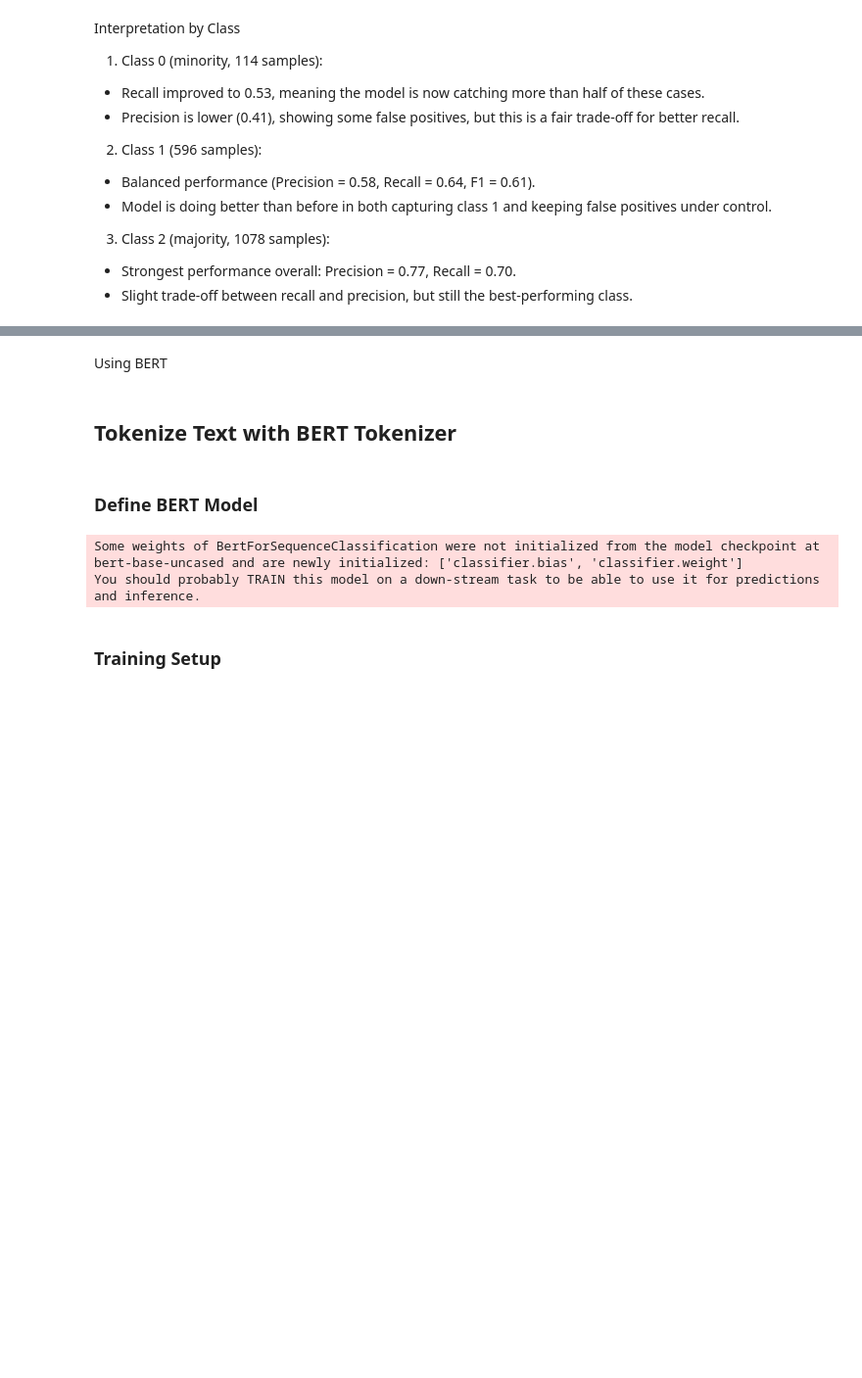
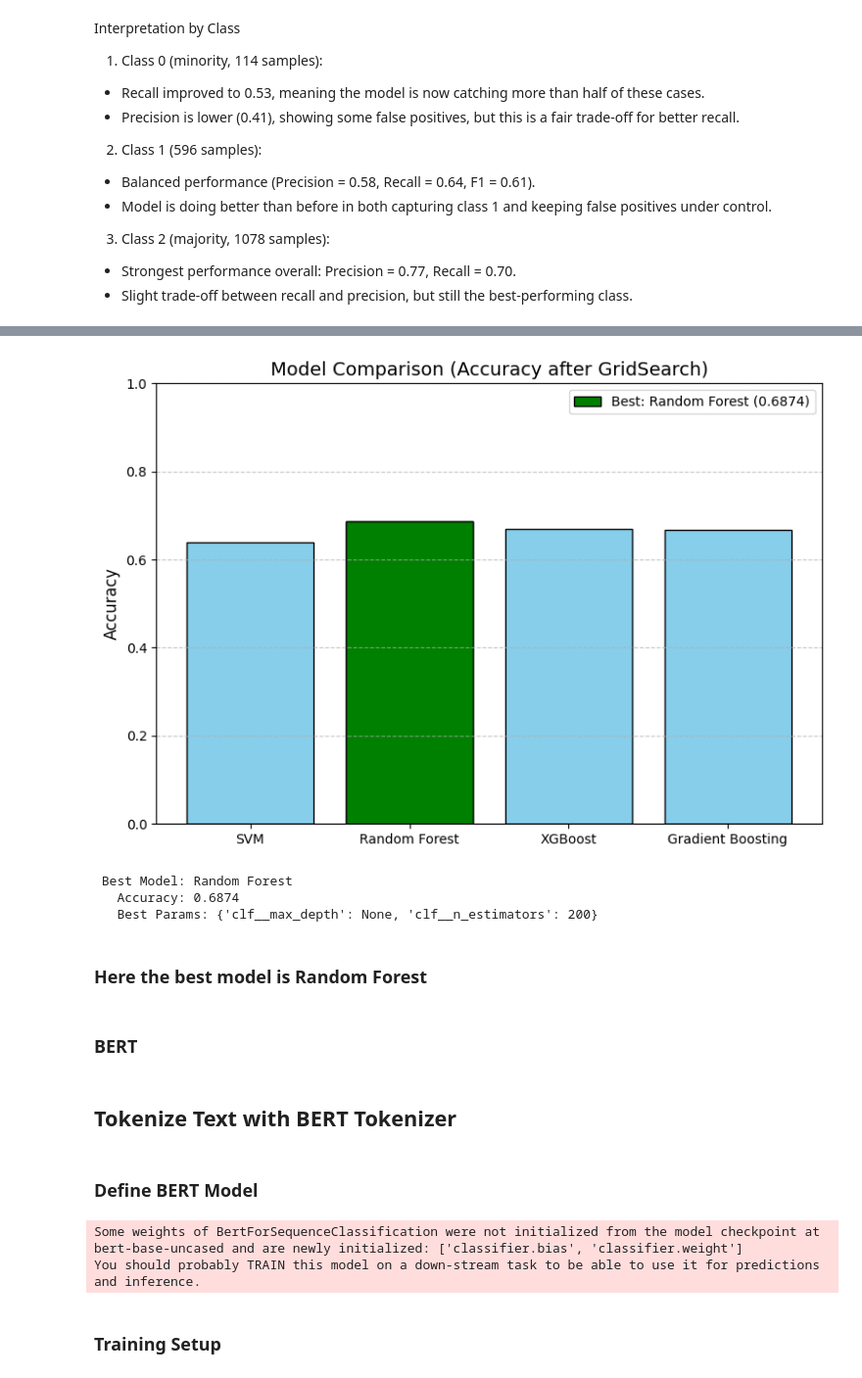
Before and after one commit to WamuyuGitz/Twitter-sentiment-analysis-of-apple-and-Google-products, a Jupyter notebook: notebooks/exploratory/multiclass-classification.ipynb, the cells around one changed output, grey strips where cells are left out. Shown at 98% size. Drawn from its saved outputs; the diff is of its cells as text; code cells hidden in the pictures; blank space fills up the shorter version.

```diff
--- a/notebooks/exploratory/multiclass-classification.ipynb
+++ b/notebooks/exploratory/multiclass-classification.ipynb
@@ -279,5 +324,8 @@ tuning the models
 # %%
 # Define models and param grids
+from sklearn.metrics import f1_score
+
+
 models_and_params = {
     "SVM": (
         LinearSVC(random_state=42),
@@ -327,8 +375,10 @@ for name, (clf, param_grid) in models_and_params.items():
     y_pred = grid.predict(Xmultib_val)
 
     acc = accuracy_score(ymultib_val, y_pred)
+    f1 = f1_score(ymultib_val, y_pred, average="macro")
+
     print(f"{name} Best Params: {grid.best_params_}")
-    print(f"{name} Accuracy: {acc:.4f}")
+    print(f"{name} Accuracy: {acc:.4f},  Macro F1: {f1:.4f}")
     print(classification_report(ymultib_val, y_pred))
 
     results[name] = {"Accuracy": acc, "Best Params": grid.best_params_}
@@ -358,5 +427,33 @@ KeyboardInterrupt:
+# %%
+plt.figure(figsize=(9,6))
+accuracies = {m: res["Accuracy"] for m, res in results.items()}
+plt.bar(accuracies.keys(), accuracies.values(), color="skyblue", edgecolor="black")
+
+# Highlight best model
+best_model = max(accuracies, key=accuracies.get)
+best_acc = accuracies[best_model]
+plt.bar(best_model, best_acc, color="green", edgecolor="black",
+        label=f"Best: {best_model} ({best_acc:.4f})")
+
+plt.title("Model Comparison (Accuracy after GridSearch)", fontsize=14)
+plt.ylabel("Accuracy", fontsize=12)
+plt.ylim(0,1)
+plt.grid(axis="y", linestyle="--", alpha=0.7)
+plt.legend()
+plt.show()
+
+print(f"\n Best Model: {best_model}")
+print(f"   Accuracy: {best_acc:.4f}")
+print(f"   Best Params: {results[best_model]['Best Params']}")
+# %% [output]
+[figure, added]
+ Best Model: Random Forest
+   Accuracy: 0.6874
+   Best Params: {'clf__max_depth': None, 'clf__n_estimators': 200}
+# %% [markdown]
+### Here the best model is Random Forest
 # %% [markdown]
-Using BERT
+### BERT
 # %%
 from datasets import Dataset
 from sklearn.model_selection import train_test_split
```
Also changed, not shown: parts of 21 cells of this notebook.
